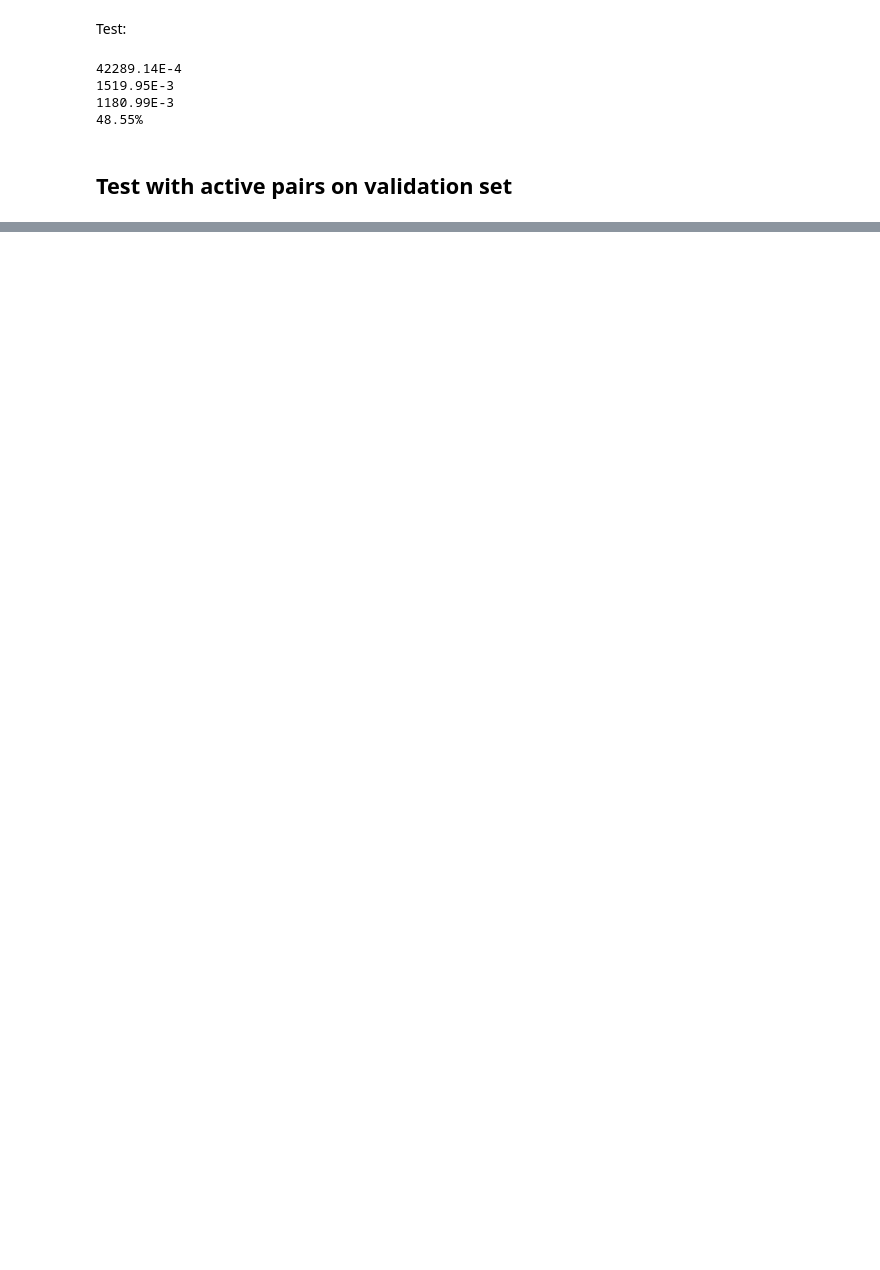
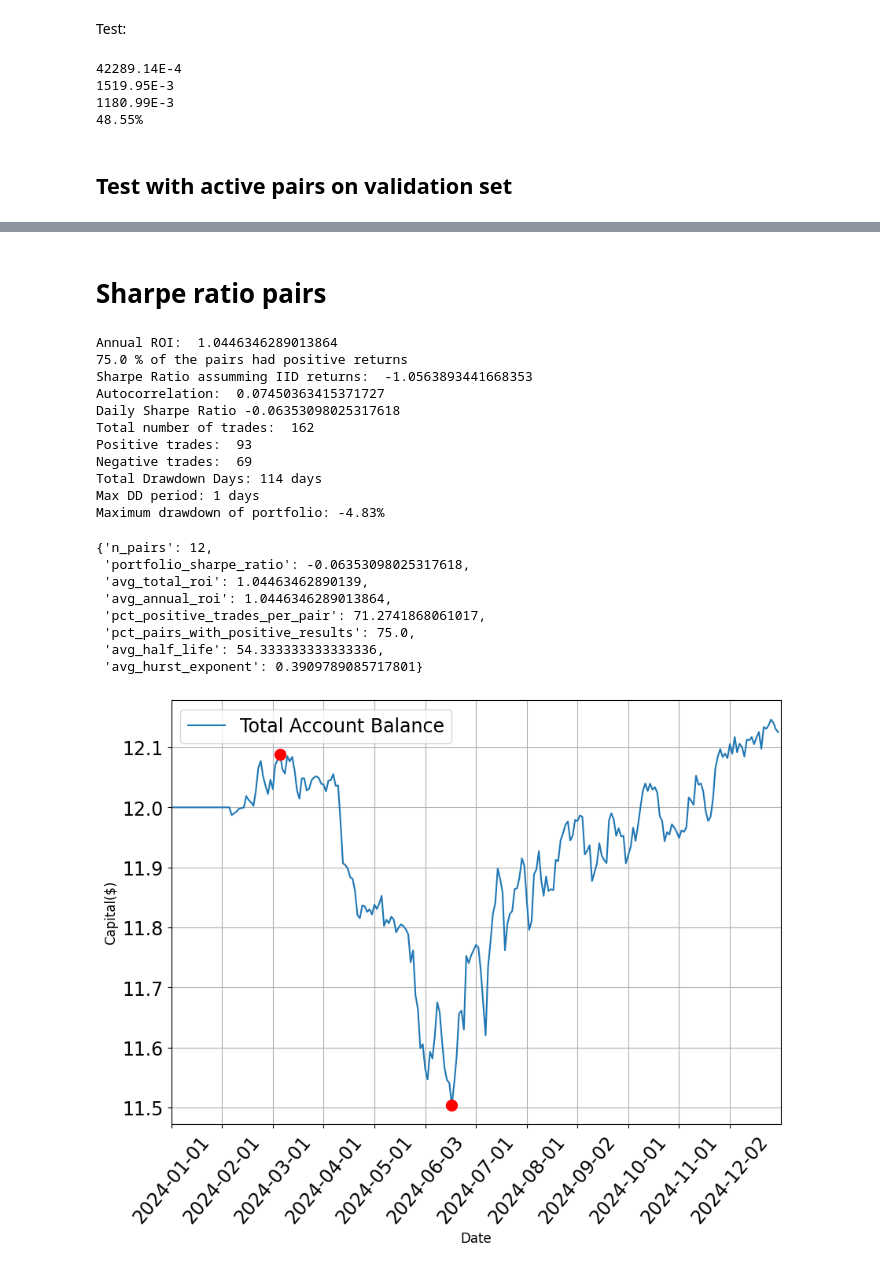
Before and after one commit to human-ak/WQU-Capstone, a Jupyter notebook: notebooks/CAE/g. Forecasting Trader_MLP.ipynb, the cells around one changed output, grey strips where cells are left out. Drawn from its saved outputs; the diff is of its cells as text; code cells hidden in the pictures; blank space fills up the shorter version.

```diff
--- a/notebooks/CAE/g. Forecasting Trader_MLP.ipynb
+++ b/notebooks/CAE/g. Forecasting Trader_MLP.ipynb
@@ -223,7 +208,7 @@ plt.legend()
 rnn_models = read_models(path=f'{current_path}/models/mlp/')
 #rnn_models
 # %%
-etf_list = pd.read_excel(f'{current_path}/tech_etfs.xlsx')
+etf_list = pd.read_excel(f'tech_etfs.xlsx')
 ticker_segment_dict = dict(zip(etf_list['Ticker'], etf_list['Description']))
 ticker_segment_dict
 # %% [output]
@@ -426,0 +523,40 @@ results
+# %% [markdown]
+# Sharpe ratio pairs
+# %%
+sharperatio_val = np.asarray(sharperatio_val)
+sr_pairs_indices = np.argwhere(sharperatio_val > 0)
+sr_pairs = [pairs[i] for i in sr_pairs_indices.flatten()]
+
+model_rnn, cumret_test, sharperatio_test, summaries_rnn, balance_summaries_rnn = \
+        forecasting_trader.test_specific_model(n_in, hidden_nodes, pairs, path=current_path,
+                                               low_quantile=low_quantile, high_quantile=high_quantile, lag=1,
+                                               profitable_pairs_indices=sr_pairs_indices)
+performance_rnn = [(summaries_rnn[i], balance_summaries_rnn[i]) for i in range(len(sr_pairs))]
+# %%
+results, pairs_summary = trader.summarize_results(sharperatio_test,
+                                                  cumret_test,
+                                                  performance_rnn,
+                                                  sr_pairs, ticker_segment_dict,
+                                                  n_years=1)
+results
+# %% [output]
+Annual ROI:  1.0446346289013864
+75.0 % of the pairs had positive returns
+Sharpe Ratio assumming IID returns:  -1.0563893441668353
+Autocorrelation:  0.07450363415371727
+Daily Sharpe Ratio -0.06353098025317618
+Total number of trades:  162
+Positive trades:  93
+Negative trades:  69
+Total Drawdown Days: 114 days
+Max DD period: 1 days
+Maximum drawdown of portfolio: -4.83%
+{'n_pairs': 12,
+ 'portfolio_sharpe_ratio': -0.06353098025317618,
+ 'avg_total_roi': 1.04463462890139,
+ 'avg_annual_roi': 1.0446346289013864,
+ 'pct_positive_trades_per_pair': 71.2741868061017,
+ 'pct_pairs_with_positive_results': 75.0,
+ 'avg_half_life': 54.333333333333336,
+ 'avg_hurst_exponent': 0.3909789085717801}
+[figure, added]
```
Also changed, not shown: parts of 24 cells of this notebook.
